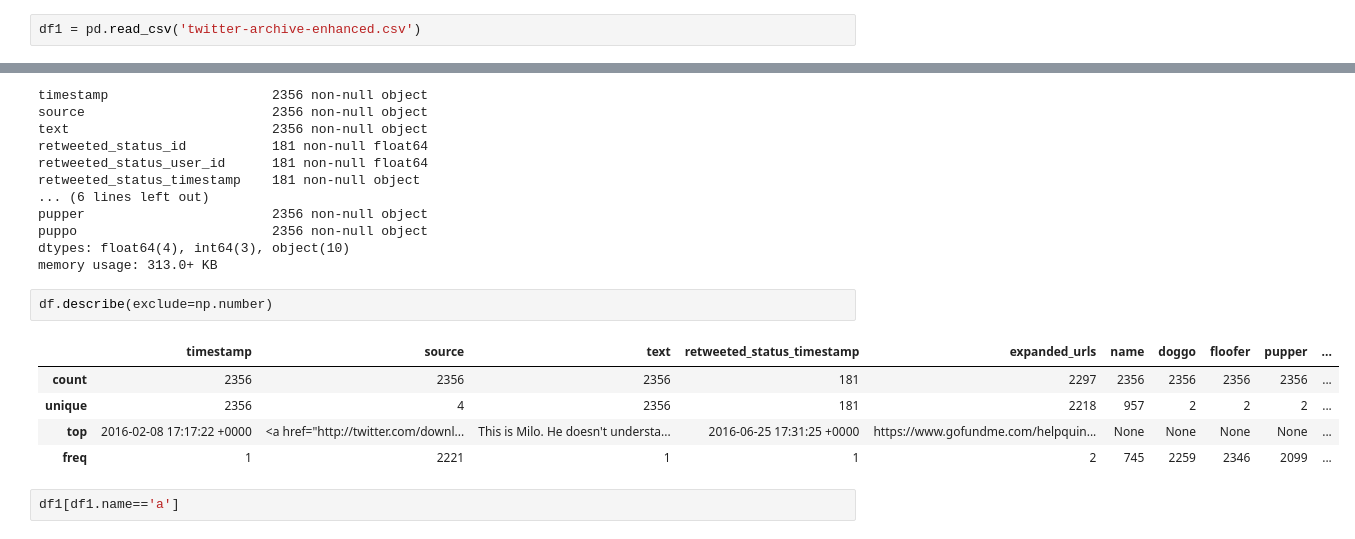
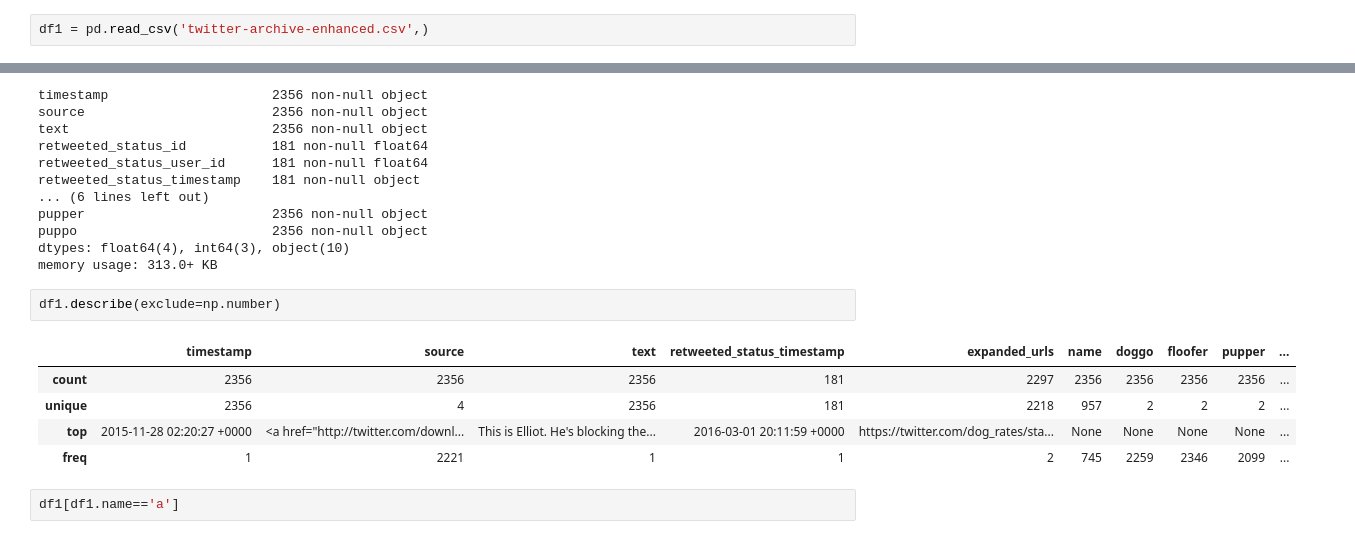
Before and after one commit to mpicanco/Project4, a Jupyter notebook: wrangle_act.ipynb, the cells around one changed output, grey strips where cells are left out. Saved outputs shown, nothing was run; the diff lists cells and outputs as text.

```diff
--- a/wrangle_act.ipynb
+++ b/wrangle_act.ipynb
@@ -10,4 +10,4 @@ import requests
 In the cell below, gather **all** three pieces of data for this project and load them in the notebook. **Note:** the methods required to gather each data are different.
 1. Directly download the WeRateDogs Twitter archive data (twitter_archive_enhanced.csv)
 # %%
-df1 = pd.read_csv('twitter-archive-enhanced.csv')
+df1 = pd.read_csv('twitter-archive-enhanced.csv',)
@@ -41,12 +32,12 @@ puppo                         2356 non-null object
 dtypes: float64(4), int64(3), object(10)
 memory usage: 313.0+ KB
 # %%
-df.describe(exclude=np.number)
+df1.describe(exclude=np.number)
 # %% [output]
 |  | timestamp | source | text | retweeted_status_timestamp | expanded_urls | name | doggo | floofer | pupper | ... |
 | count | 2356 | 2356 | 2356 | 181 | 2297 | 2356 | 2356 | 2356 | 2356 | ... |
 | unique | 2356 | 4 | 2356 | 181 | 2218 | 957 | 2 | 2 | 2 | ... |
-| top | 2016-02-08 17:17:22 +0000 | <a href="http://twitter.com/downl... | This is Milo. He doesn't understa... | 2016-06-25 17:31:25 +0000 | https://www.gofundme.com/helpquin... | None | None | None | None | ... |
+| top | 2015-11-28 02:20:27 +0000 | <a href="http://twitter.com/downl... | This is Elliot. He's blocking the... | 2016-03-01 20:11:59 +0000 | https://twitter.com/dog_rates/sta... | None | None | None | None | ... |
 | freq | 1 | 2221 | 1 | 1 | 2 | 745 | 2259 | 2346 | 2099 | ... |
 # %%
 df1[df1.name=='a']
```
Also changed, not shown: parts of 46 cells of this notebook.
